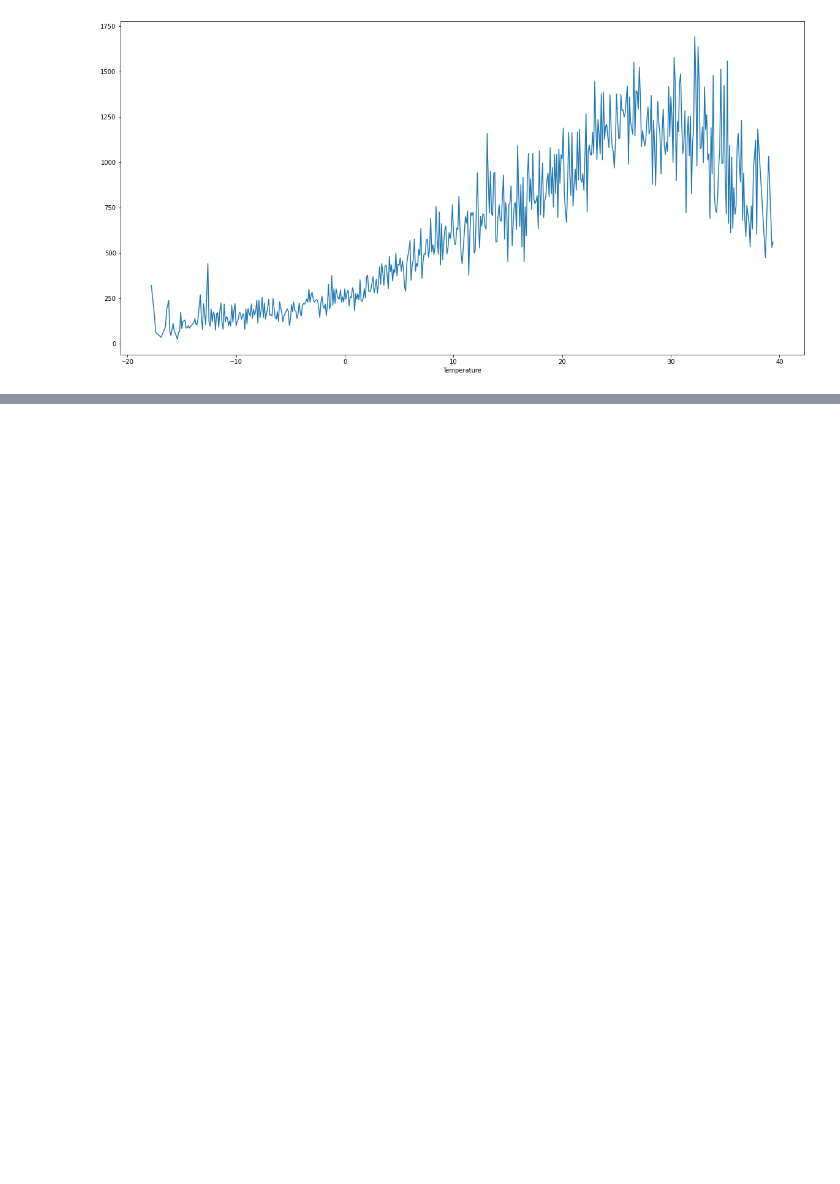
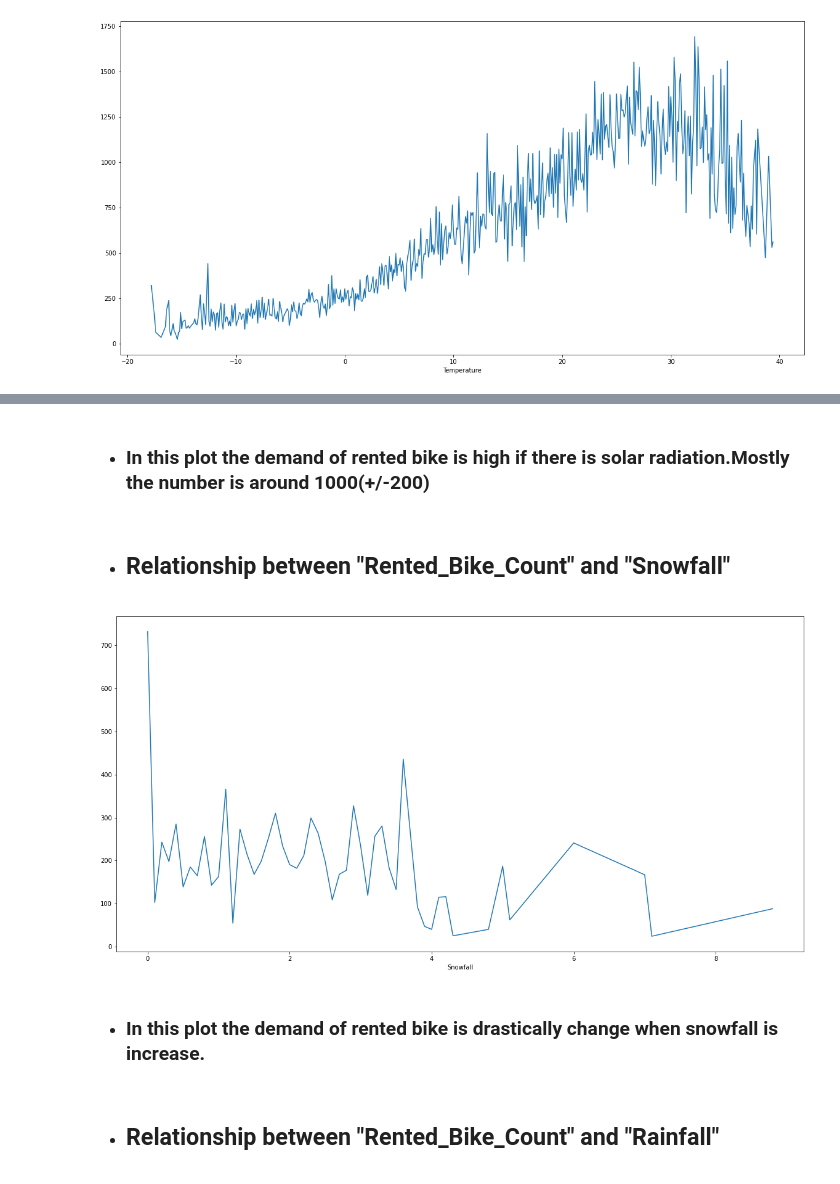
Before and after one commit to kuresh02/Bike-Sharing-Demand-Prediction---Capstone-Project, a Jupyter notebook: Capstone_Project__Sharing_Demand_Prediction.ipynb, the cells around one changed output, grey strips where cells are left out. Drawn from its saved outputs; the diff is of its cells as text; code cells hidden in the pictures; blank space fills up the shorter version.

```diff
--- a/Capstone_Project__Sharing_Demand_Prediction.ipynb
+++ b/Capstone_Project__Sharing_Demand_Prediction.ipynb
@@ -527,0 +581,15 @@ bike_df.groupby('Temperature').mean()['Rented_Bike_Count'].plot()
+# %% [markdown]
+*   ### **In this plot the demand of rented bike is high if there is solar radiation.Mostly the number is around 1000(+/-200)**
+# %% [markdown]
+
+*   ## Relationship between "Rented_Bike_Count" and "Snowfall"
+# %%
+plt.figure(figsize=(20,10))
+bike_df.groupby('Snowfall').mean()['Rented_Bike_Count'].plot()
+plt.show()
+# %% [output]
+[figure, added]
+# %% [markdown]
+*   ### **In this plot the demand of rented bike is drastically change when snowfall is increase.**
+# %% [markdown]
+*   ## Relationship between "Rented_Bike_Count" and "Rainfall"
```
Also changed, not shown: parts of 17 cells of this notebook.
